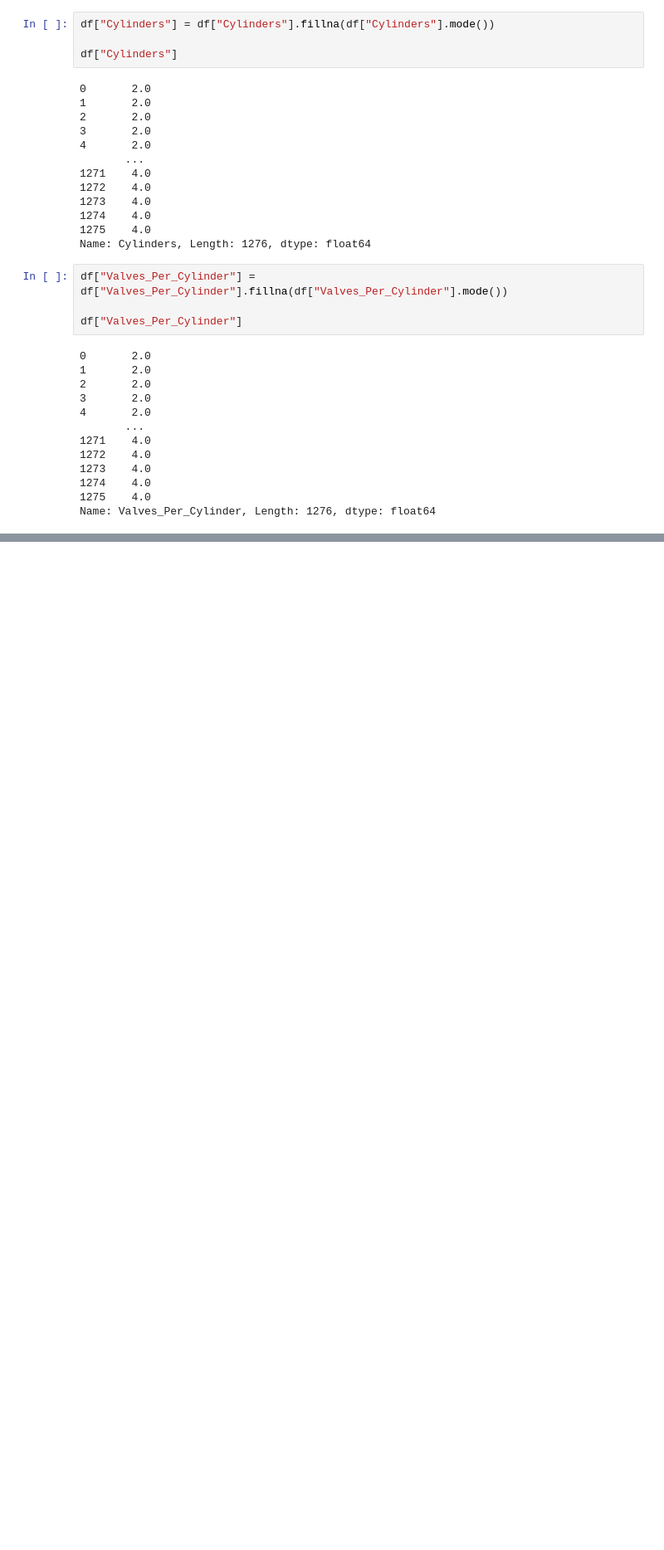
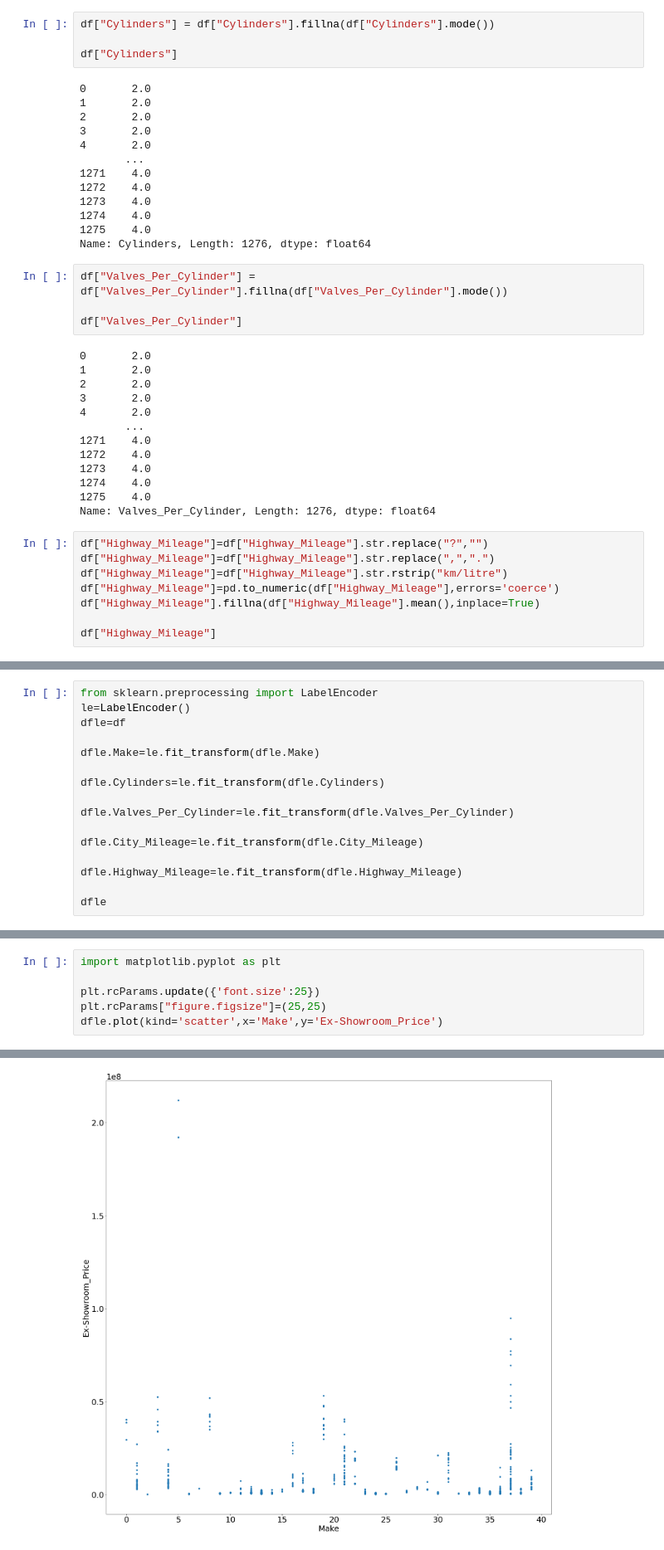
Before and after one commit to pragyan8804/Cars_Analysis, a Jupyter notebook: ms_engage_cars.ipynb, the cells around one changed output, grey strips where cells are left out. Shown at 83% size. Drawn from its saved outputs; the diff is of its cells as text; blank space fills up the shorter version.

```diff
--- a/ms_engage_cars.ipynb
+++ b/ms_engage_cars.ipynb
@@ -106,3 +108,11 @@ df["Valves_Per_Cylinder"]
 1274    4.0
 1275    4.0
 Name: Valves_Per_Cylinder, Length: 1276, dtype: float64
+# %%
+df["Highway_Mileage"]=df["Highway_Mileage"].str.replace("?","")
+df["Highway_Mileage"]=df["Highway_Mileage"].str.replace(",",".")
+df["Highway_Mileage"]=df["Highway_Mileage"].str.rstrip("km/litre")
+df["Highway_Mileage"]=pd.to_numeric(df["Highway_Mileage"],errors='coerce')
+df["Highway_Mileage"].fillna(df["Highway_Mileage"].mean(),inplace=True)
+
+df["Highway_Mileage"]
@@ -108,0 +151,16 @@ Name: Valves_Per_Cylinder, Length: 1276, dtype: float64
+# %%
+from sklearn.preprocessing import LabelEncoder
+le=LabelEncoder()
+dfle=df
+
+dfle.Make=le.fit_transform(dfle.Make)
+
+dfle.Cylinders=le.fit_transform(dfle.Cylinders)
+
+dfle.Valves_Per_Cylinder=le.fit_transform(dfle.Valves_Per_Cylinder)
+
+dfle.City_Mileage=le.fit_transform(dfle.City_Mileage)
+
+dfle.Highway_Mileage=le.fit_transform(dfle.Highway_Mileage)
+
+dfle
@@ -108,0 +189,7 @@ Name: Valves_Per_Cylinder, Length: 1276, dtype: float64
+# %%
+import matplotlib.pyplot as plt
+
+plt.rcParams.update({'font.size':25})
+plt.rcParams["figure.figsize"]=(25,25)
+dfle.plot(kind='scatter',x='Make',y='Ex-Showroom_Price')
+# %% [output]
@@ -108,0 +197 @@ Name: Valves_Per_Cylinder, Length: 1276, dtype: float64
+[figure, added]
```
Also changed, not shown: parts of 21 cells of this notebook.
